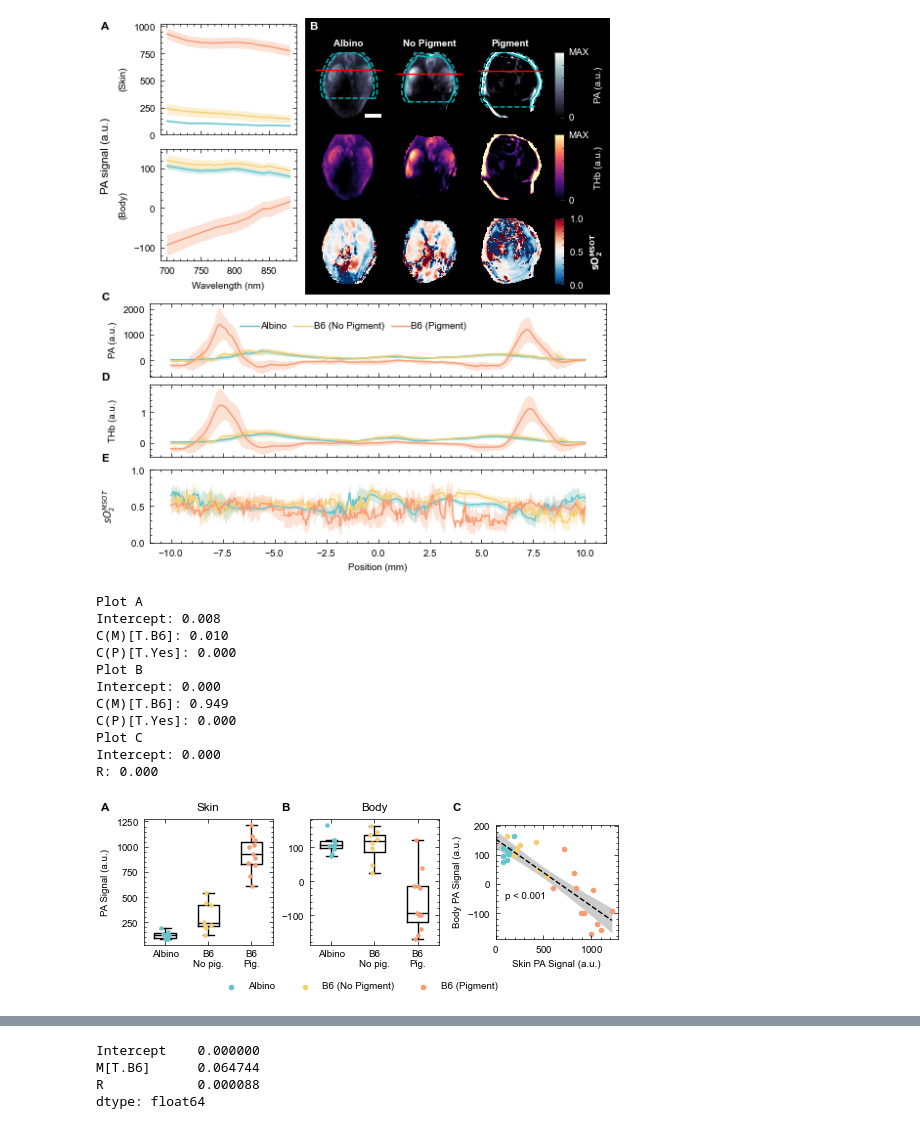
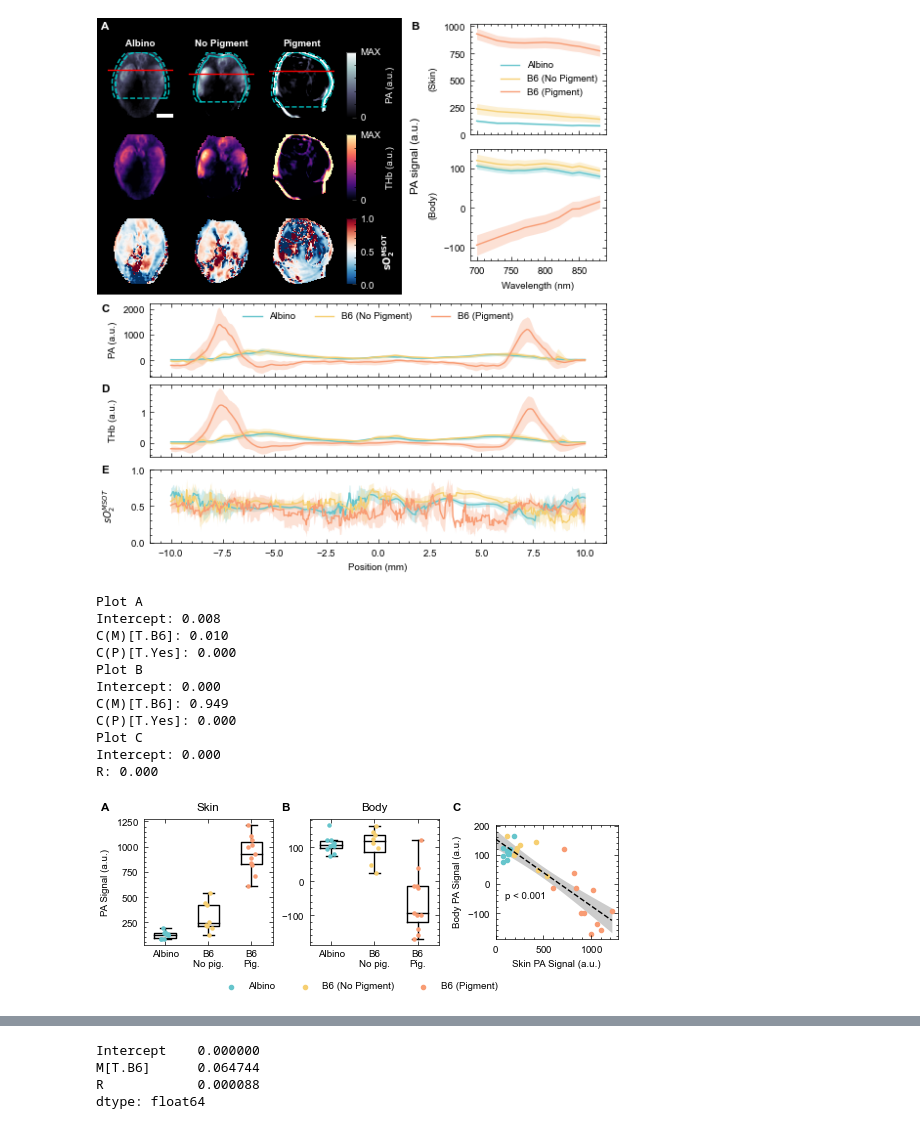
Before and after one commit to BohndiekLab/melanin-phantom-simulation-paper, a Jupyter notebook: mice/mouse_plots.ipynb, the cells around one changed output, grey strips where cells are left out. Saved outputs shown, nothing was run; the diff lists cells and outputs as text; code cells hidden in the pictures.

Commit message:
update plots

```diff
--- a/mice/mouse_plots.ipynb
+++ b/mice/mouse_plots.ipynb
@@ -126,7 +126,7 @@ rotation = []
 subfigb, subfig_lineplots = fig.subfigures(2, height_ratios=(4, 4))
 
 # Plot images
-subfigc, subfigd = subfigb.subfigures(1, 2, width_ratios=(2, 3))
+subfigd, subfigc = subfigb.subfigures(1, 2, width_ratios=(3, 2))
 
 # --------------- Image grid ------------------------ #
 subfigd.set_facecolor("black")
@@ -341,44 +341,55 @@ for (mouse, pig), t in df.groupby(["Mouse Type", "pigmentation"]):
         t["Distance"].iloc[0] * 1000,
         m - 2 * s,
         m + 2 * s,
         linewidth=0,
         color=Pastel_3.mpl_colors[i],
         alpha=0.3,
     )
     i += 1
 
 axes[2].set_xlabel("Position (mm)")
 axes[0].set_ylabel("PA (a.u.)")
 axes[1].set_ylabel("THb (a.u.)")
 axes[2].set_ylabel("$sO_2^{MSOT}$")
 axes[2].set_ylim((0, 1))
 
-subfig_lineplots.legend(
+# subfig_lineplots.legend(
+#     *axes[0].get_legend_handles_labels(),
+#     frameon=False,
+#     loc="upper center",
+#     bbox_to_anchor=(0.5, 0.95),
+#     ncol=3,
+#     columnspacing=0.75,
+#     handletextpad=0.1,
+# )
+axes[0].legend(
     *axes[0].get_legend_handles_labels(),
     frameon=False,
-    loc="upper center",
-    bbox_to_anchor=(0.5, 0.95),
     ncol=3,
-    columnspacing=0.75,
-    handletextpad=0.1,
+    loc="upper center"
+)
+ax1.legend(
+    *axes[0].get_legend_handles_labels(),
+    frameon=False,
 )
 
 # ls = add_axis_labels([subfigc, subfigd, subfig_lineplots, axes[1], axes[2]])
 # ls[1].set_color("w")
-add_axis_label(ax1, "A")
-lab_b = add_subfigure_label(subfigd, im_grid[0], "B")
+add_axis_label(ax1, "B")
+lab_b = add_subfigure_label(subfigd, im_grid[0], "A")
 lab_b.set_color("w")
-add_axis_label(axes[0], "C", manual_y=0.1)
-add_axis_label(axes[1], "D", manual_y=0.1)
-add_axis_label(axes[2], "E", manual_y=0.1)
+add_axis_label(axes[0], "C")
+add_axis_label(axes[1], "D")
+add_axis_label(axes[2], "E")
 
 subfig_lineplots.align_labels()
 
 plt.savefig("../figures/mice_main_figure.png", dpi=300)
 plt.savefig("../figures/mice_main_figure.pdf", dpi=300)
+plt.savefig("../figures/figure_005.pdf", dpi=300)
 plt.show()
 # %% [output]
-[figure, old version]
+[figure, new version]
 # %%
 # Make the scatter plot
 fig = plt.figure(figsize=(5.25, 5.24 / 3))
@@ -541,7 +552,7 @@ C(P)[T.Yes]: 0.000
 Plot C
 Intercept: 0.000
 R: 0.000
-[figure, old version]
+[figure, new version]
 # %%
 # Make the scatter plot
 fig = plt.figure(figsize=(2 * 5.25 / 3, 5.25 / 3))
```
Also changed, not shown: parts of 1 cell of this notebook, 28 other files.
